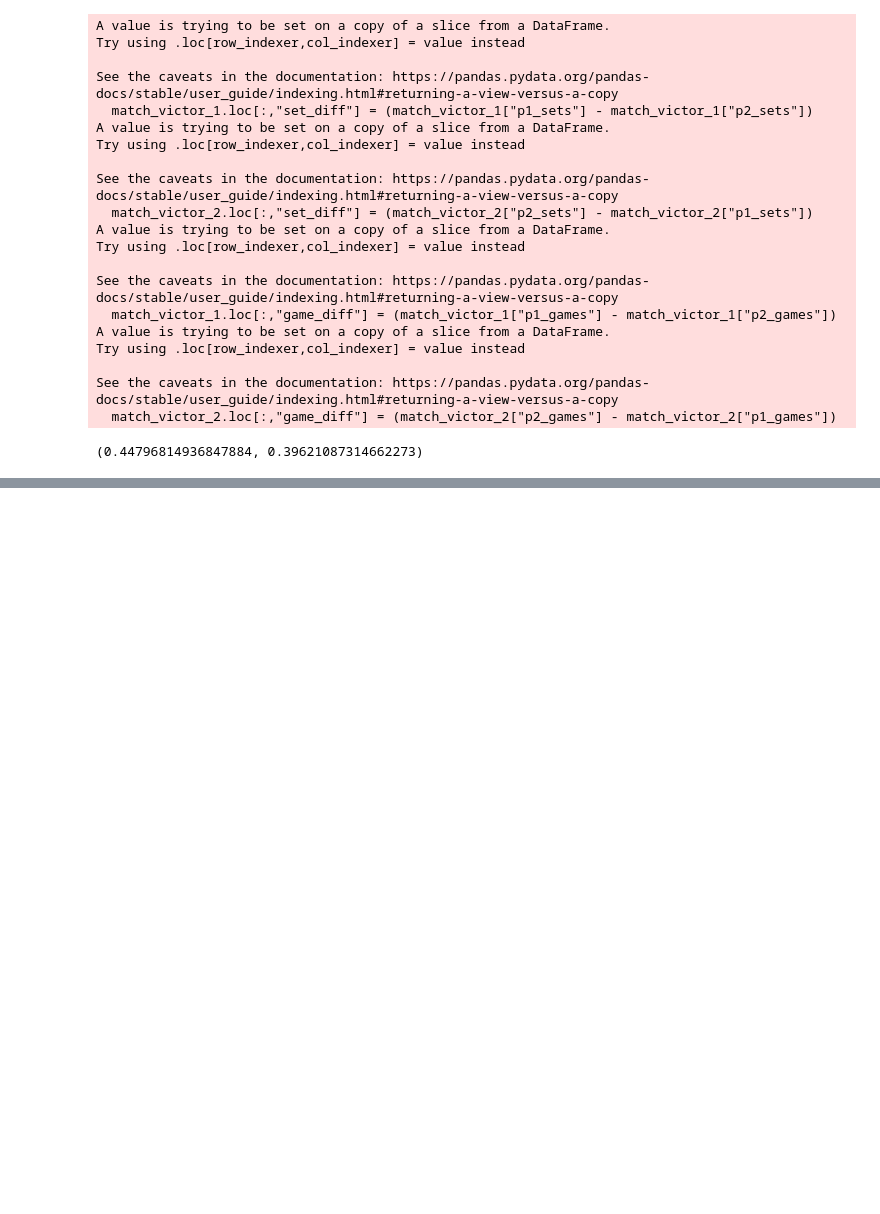
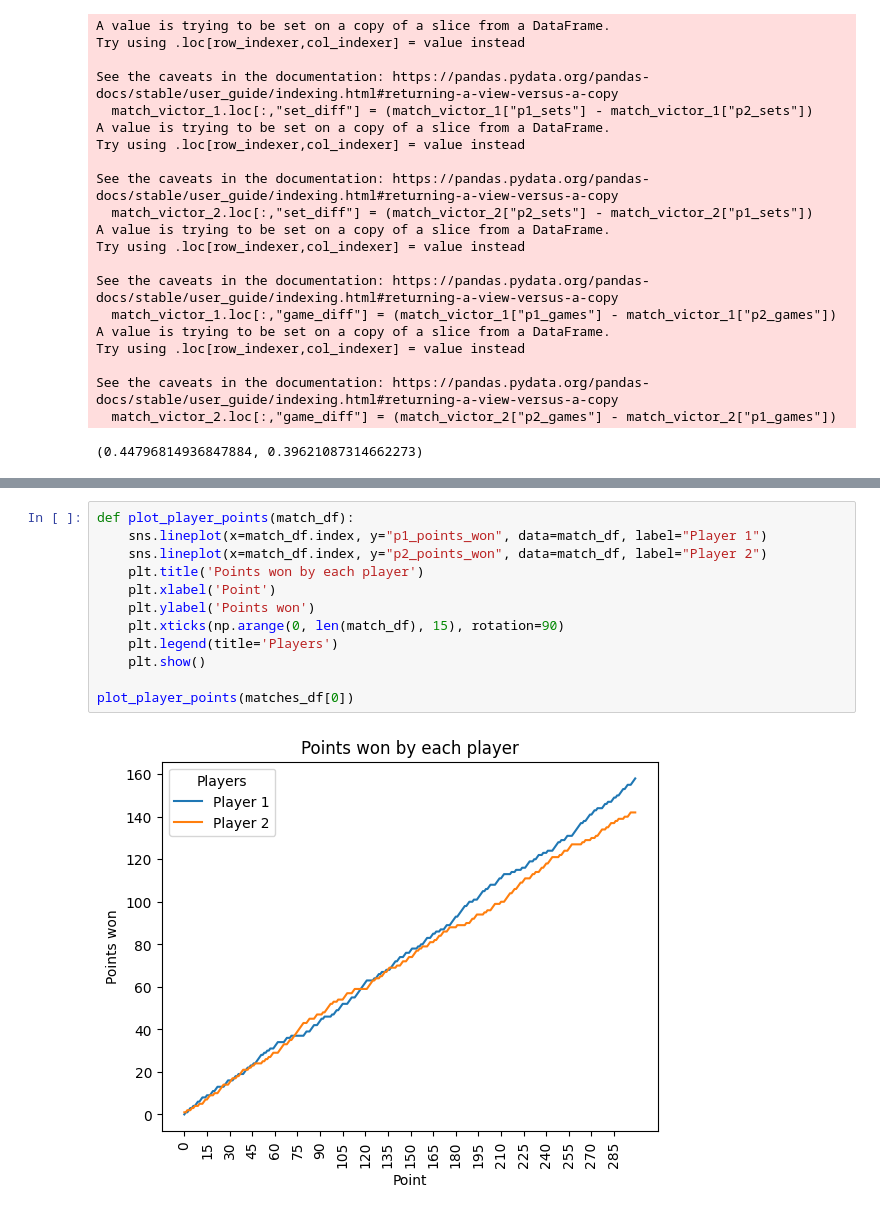
Before and after one commit to yubrajbhandari923/MCMContest, a Jupyter notebook: basic_graphs.ipynb, the cells around one changed output, grey strips where cells are left out. Drawn from its saved outputs; the diff is of its cells as text; blank space fills up the shorter version.

```diff
--- a/basic_graphs.ipynb
+++ b/basic_graphs.ipynb
@@ -352,0 +365,14 @@ plot_match_flow(matches_df[0])
+# %%
+def plot_player_points(match_df):
+    sns.lineplot(x=match_df.index, y="p1_points_won", data=match_df, label="Player 1")
+    sns.lineplot(x=match_df.index, y="p2_points_won", data=match_df, label="Player 2")
+    plt.title('Points won by each player')
+    plt.xlabel('Point')
+    plt.ylabel('Points won')
+    plt.xticks(np.arange(0, len(match_df), 15), rotation=90)
+    plt.legend(title='Players')
+    plt.show()
+
+plot_player_points(matches_df[0])
+# %% [output]
+[figure, added]
```
Also changed, not shown: parts of 2 cells of this notebook.
